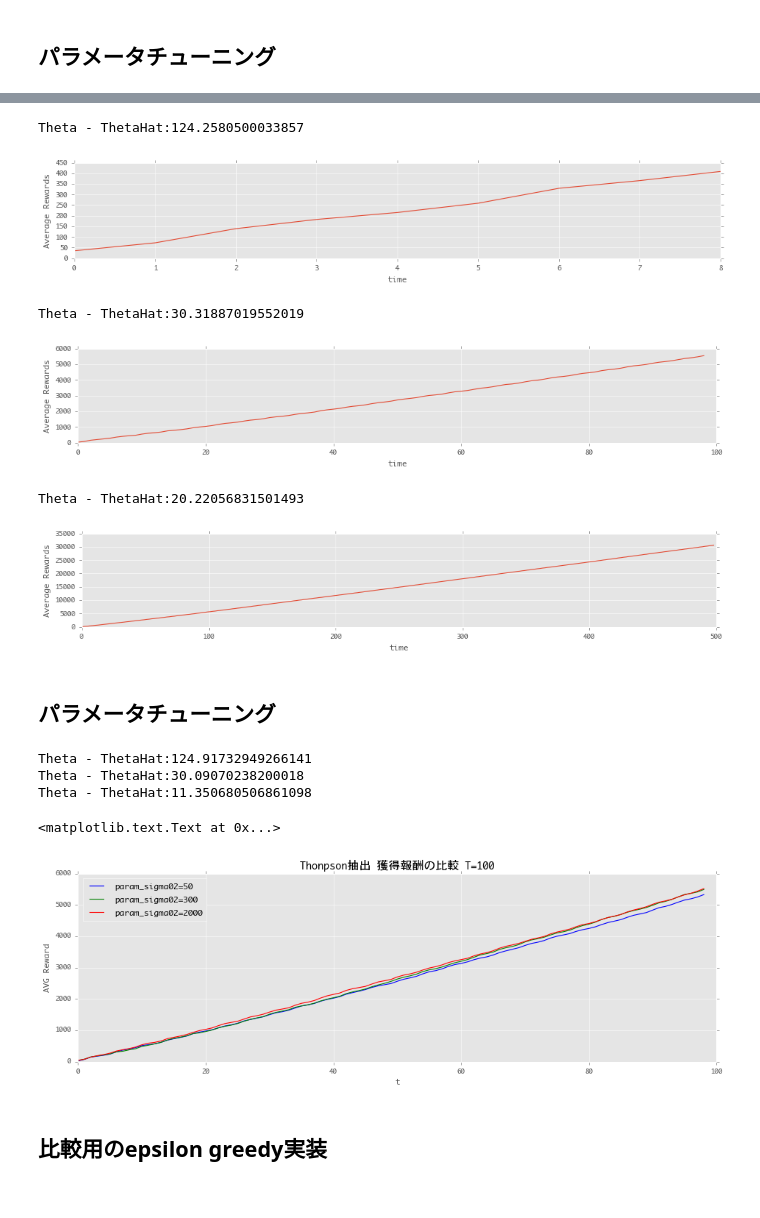
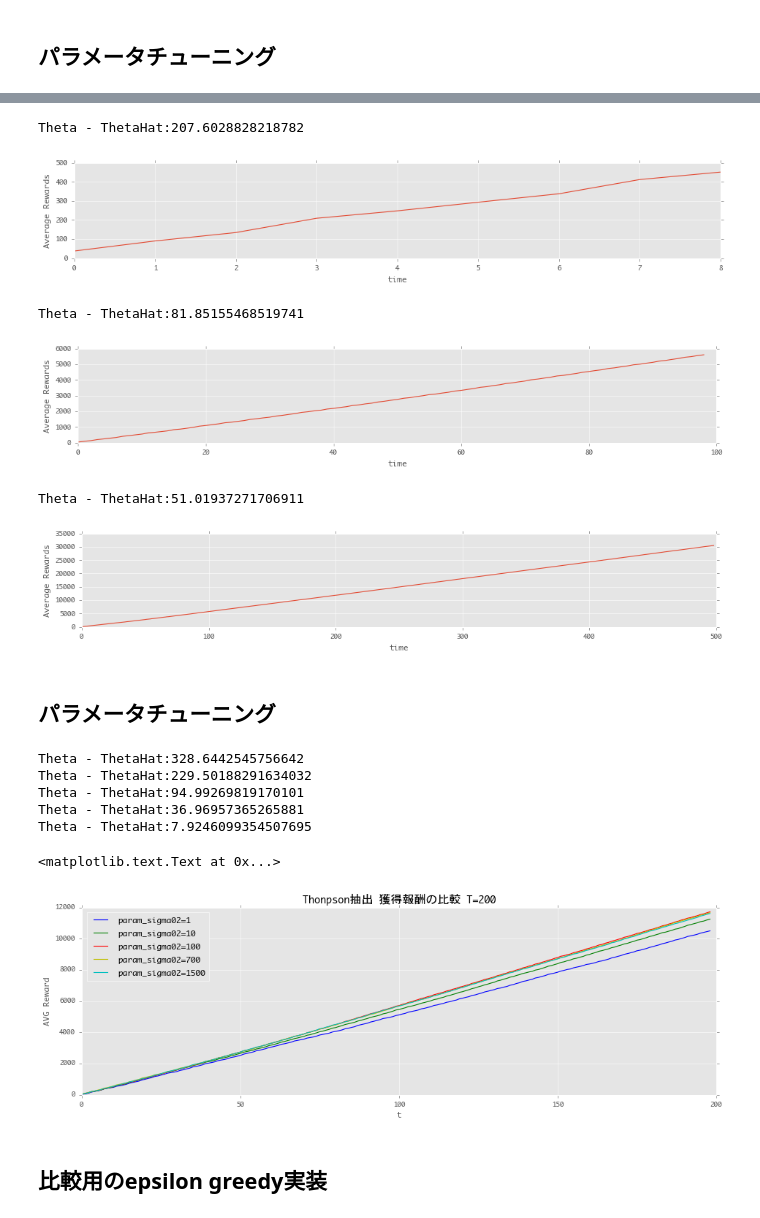
Before and after one commit to hagino3000/notebooks, a Jupyter notebook: MLP_bandit/Chap7.ipynb, the cells around one changed output, grey strips where cells are left out. Saved outputs shown, nothing was run; the diff lists cells and outputs as text; code cells hidden in the pictures.

```diff
--- a/MLP_bandit/Chap7.ipynb
+++ b/MLP_bandit/Chap7.ipynb
@@ -32,12 +33,7 @@ attribute = {
     'female_20': 8,
     'female_30': 20
 }
-contextual_attr = {
-    'design_a': 0,
-    'design_b': 0,
-    'font_a': 0,
-    'font_b': 0
-}
+# デザインとfontはユーザー属性に依存して報酬が決まる
 contextual_attrs = {
     'men_20': {
         'design': {
@@ -46,10 +42,7 @@ contextual_attrs = {
             'c': 16,
             'd': 17
         },
-        'font': {
-            'a': 10,
-            'b': 5
-        }
+        'font': {'a': 10, 'b': 5}
     },
     'men_30': {
         'design': {
@@ -58,10 +51,7 @@ contextual_attrs = {
             'c': 3,
             'd': 4
         },
-        'font': {
-            'a': 10,
-            'b': -1
-        }
+        'font': {'a': 10, 'b': -1}
     },
     'female_20': {
         'design': {
@@ -70,10 +60,7 @@ contextual_attrs = {
             'c': 30,
             'd': 35
         },
-        'font': {
-            'a': 5,
-            'b': -10
-        }
+        'font': {'a': 5,'b': -10}
     },
     'female_30': {
         'design': {
@@ -82,10 +69,7 @@ contextual_attrs = {
             'c': 15,
             'd': 17
         },
-        'font': {
-            'a': -5,
-            'b': 3
-        }
+        'font': {'a': -5, 'b': 3}
     }
 }
 
@@ -374,40 +383,46 @@ array([  7.69380706,  10.45237302,   3.5797059 ,   6.23588836,
 # %%
 rewards_result = run_thompson_test(T=10, trial=20)
 # %% [output]
-Theta - ThetaHat:124.2580500033857
+Theta - ThetaHat:207.6028828218782
-[figure, old version]
+[figure, new version]
 # %%
 rewards_result = run_thompson_test(T=100, trial=20)
 # %% [output]
-Theta - ThetaHat:30.31887019552019
+Theta - ThetaHat:81.85155468519741
 [figure]
 # %%
 rewards_result = run_thompson_test(T=500, trial=20)
 # %% [output]
-Theta - ThetaHat:20.22056831501493
+Theta - ThetaHat:51.01937271706911
 [figure]
 # %% [markdown]
 ## パラメータチューニング
 # %%
-rewards_1 = run_thompson_test(T=100, trial=10, param_sigma02=50, plot=False)
-rewards_2 = run_thompson_test(T=100, trial=10, param_sigma02=300, plot=False)
-rewards_3 = run_thompson_test(T=100, trial=10, param_sigma02=2000, plot=False)
+rewards_1 = run_thompson_test(T=200, trial=10, param_sigma02=1, plot=False)
+rewards_2 = run_thompson_test(T=200, trial=10, param_sigma02=10, plot=False)
+rewards_3 = run_thompson_test(T=200, trial=10, param_sigma02=100, plot=False)
+rewards_4 = run_thompson_test(T=200, trial=10, param_sigma02=700, plot=False)
+rewards_5 = run_thompson_test(T=200, trial=10, param_sigma02=1500, plot=False)
 # %% [output]
-Theta - ThetaHat:124.91732949266141
-Theta - ThetaHat:30.09070238200018
-Theta - ThetaHat:11.350680506861098
+Theta - ThetaHat:328.6442545756642
+Theta - ThetaHat:229.50188291634032
+Theta - ThetaHat:94.99269819170101
+Theta - ThetaHat:36.96957365265881
+Theta - ThetaHat:7.9246099354507695
 # %%
 plt.figure(figsize=(14, 4))
-plt.plot(rewards_1, color='b', label='param_sigma02=50')
-plt.plot(rewards_2, color='g', label='param_sigma02=300')
-plt.plot(rewards_3, color='r', label='param_sigma02=2000')
+plt.plot(rewards_1, color='b', label='param_sigma02=1')
+plt.plot(rewards_2, color='g', label='param_sigma02=10')
+plt.plot(rewards_3, color='r', label='param_sigma02=100')
+plt.plot(rewards_4, color='y', label='param_sigma02=700')
+plt.plot(rewards_5, color='c', label='param_sigma02=1500')
 plt.ylabel('AVG Reward')
 plt.xlabel('t')
 plt.legend(loc='best')
-plt.title(u'Thonpson抽出 獲得報酬の比較 T=100')
+plt.title(u'Thonpson抽出 獲得報酬の比較 T=200')
 # %% [output]
 <matplotlib.text.Text at 0x...>
-[figure, old version]
+[figure, new version]
 # %% [markdown]
 ## 比較用のepsilon greedy実装
 # %%
```
Also changed, not shown: parts of 25 cells of this notebook.
